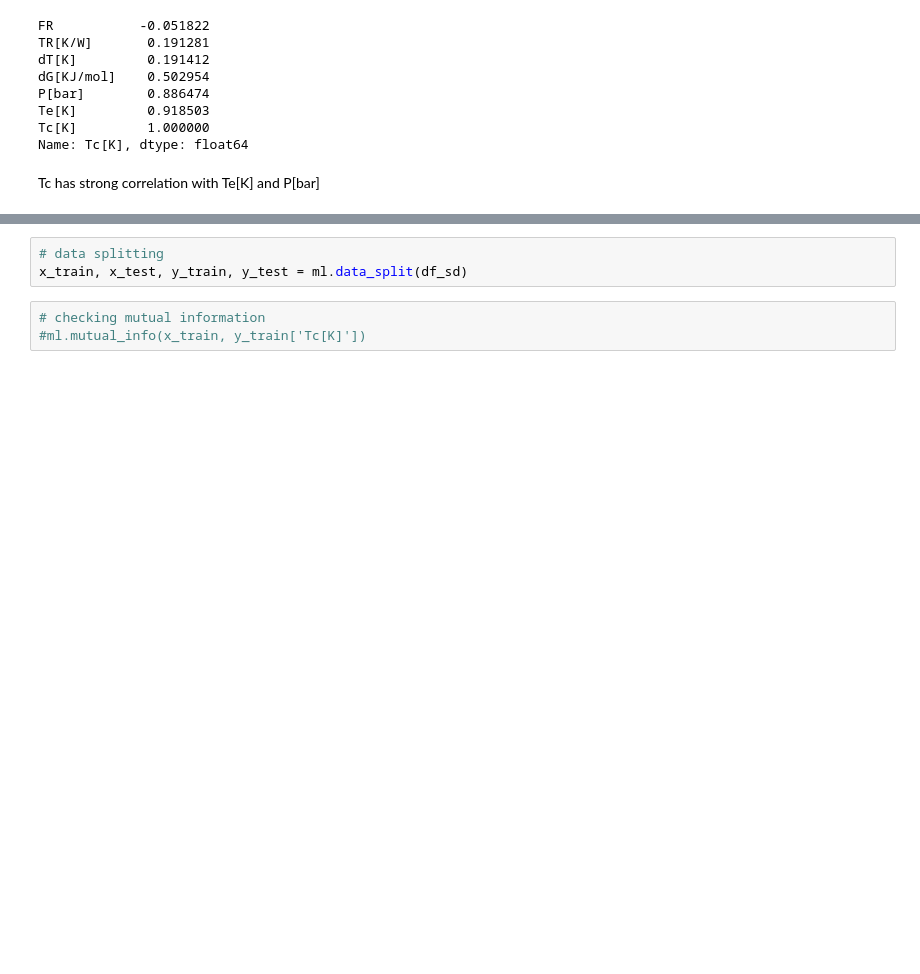
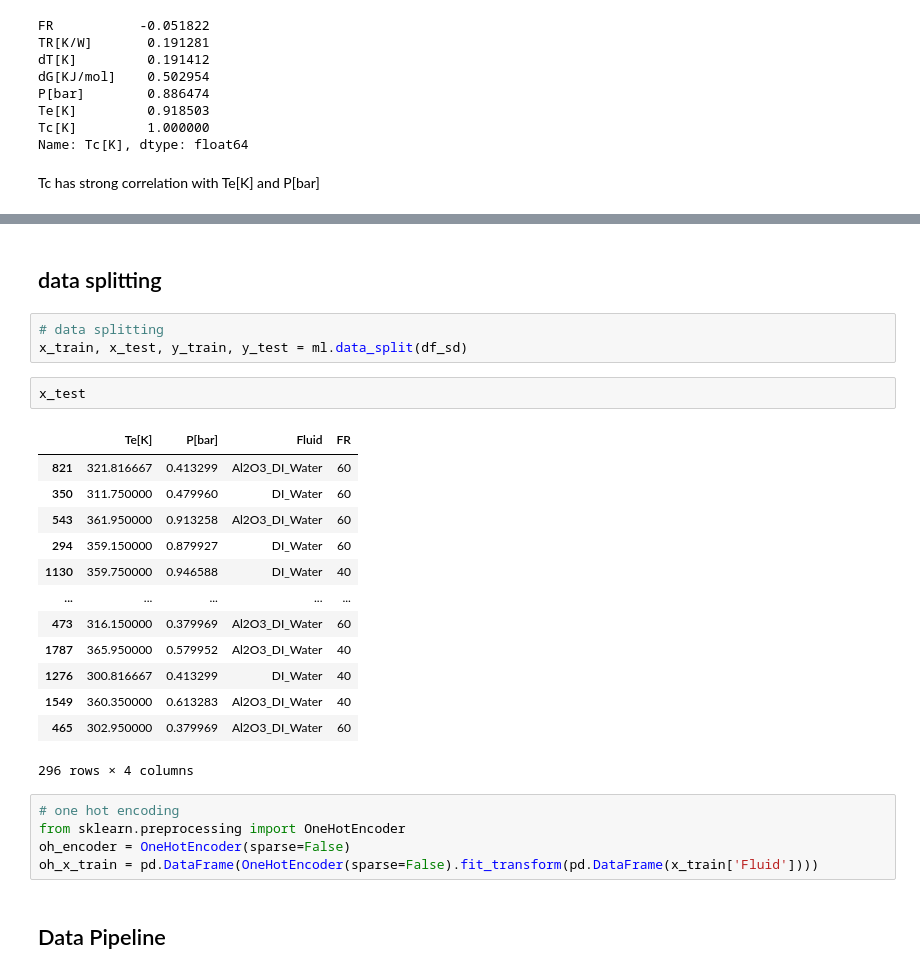
Before and after one commit to nirmalparmarphd/PulseHeatPipe, a Jupyter notebook: ml_solution_php.ipynb, the cells around one changed output, grey strips where cells are left out. Drawn from its saved outputs; the diff is of its cells as text; blank space fills up the shorter version.

```diff
--- a/ml_solution_php.ipynb
+++ b/ml_solution_php.ipynb
@@ -135,7 +136,29 @@ FR         0.062686
 dtype: float64
+# %% [markdown]
+## data splitting
 # %%
 # data splitting
 x_train, x_test, y_train, y_test = ml.data_split(df_sd)
-# %%
-# checking mutual information
-#ml.mutual_info(x_train, y_train['Tc[K]'])
+# %%
+x_test
+# %% [output]
+|  | Te[K] | P[bar] | Fluid | FR |
+| 821 | 321.816667 | 0.413299 | Al2O3_DI_Water | 60 |
+| 350 | 311.750000 | 0.479960 | DI_Water | 60 |
+| 543 | 361.950000 | 0.913258 | Al2O3_DI_Water | 60 |
+| 294 | 359.150000 | 0.879927 | DI_Water | 60 |
+| 1130 | 359.750000 | 0.946588 | DI_Water | 40 |
+| ... | ... | ... | ... | ... |
+| 473 | 316.150000 | 0.379969 | Al2O3_DI_Water | 60 |
+| 1787 | 365.950000 | 0.579952 | Al2O3_DI_Water | 40 |
+| 1276 | 300.816667 | 0.413299 | DI_Water | 40 |
+| 1549 | 360.350000 | 0.613283 | Al2O3_DI_Water | 40 |
+| 465 | 302.950000 | 0.379969 | Al2O3_DI_Water | 60 |
+296 rows × 4 columns
+# %%
+# one hot encoding
+from sklearn.preprocessing import OneHotEncoder
+oh_encoder = OneHotEncoder(sparse=False)
+oh_x_train = pd.DataFrame(OneHotEncoder(sparse=False).fit_transform(pd.DataFrame(x_train['Fluid'])))
+# %% [markdown]
+## Data Pipeline
```
Also changed, not shown: parts of 15 cells of this notebook, 10 other files.
